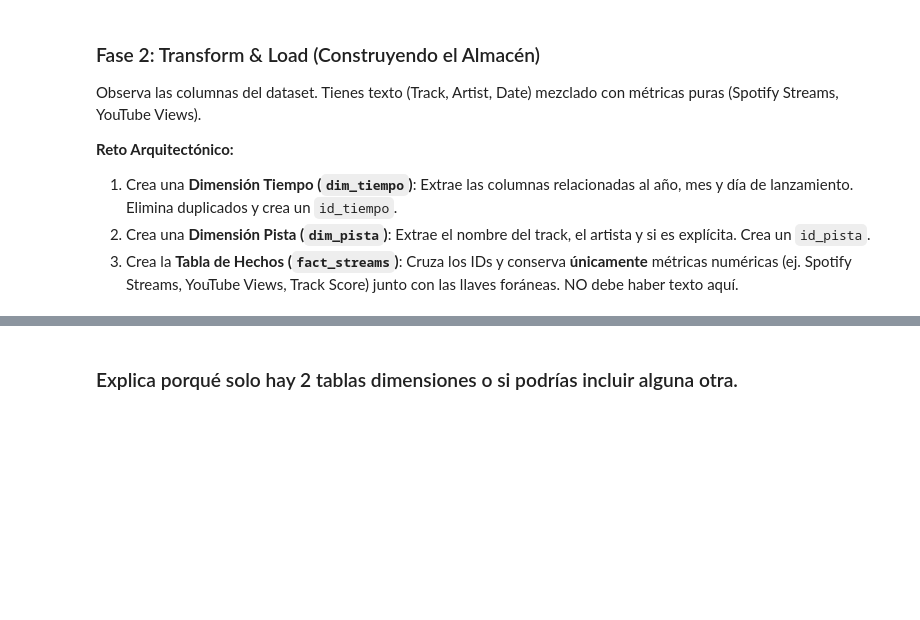
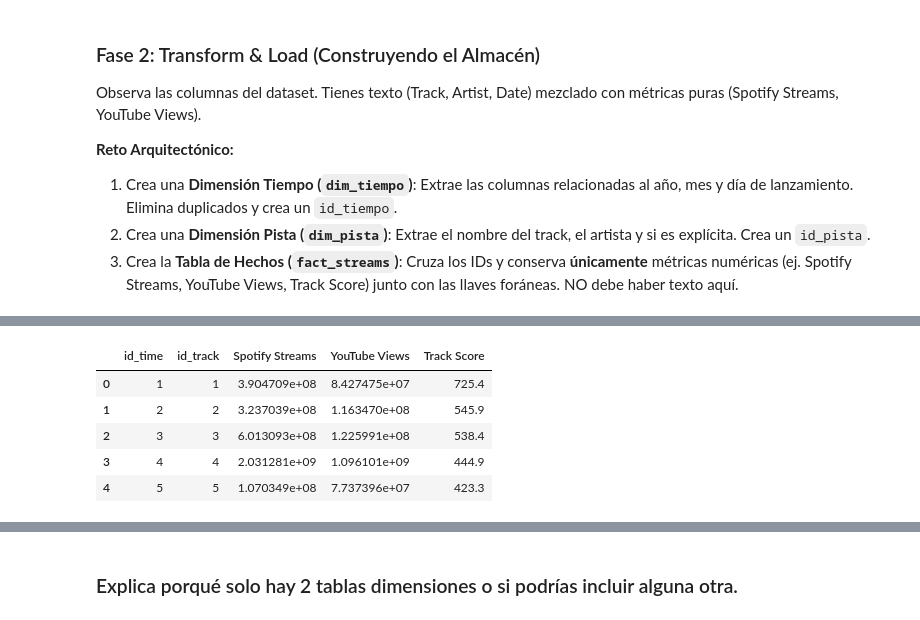
Before and after one commit to Diego-TD/data-mining, a Jupyter notebook: S41/03-OLAP_operations_exercise.ipynb, the cells around one changed output, grey strips where cells are left out. Cells and saved outputs as stored; diff of their text form; code cells hidden in the pictures; blank space fills up the shorter version.

```diff
--- a/S41/03-OLAP_operations_exercise.ipynb
+++ b/S41/03-OLAP_operations_exercise.ipynb
@@ -49,5 +70,18 @@ dim_tiempo = spotify_raw[""]
 # %%
 # 3. Crear fact_streams
-# fact_streams = ...
+# los streams y views vienen como texto con comas ("390,470,936"), los paso a número para poder sumarlos
+for col in ['Spotify Streams', 'YouTube Views']:
+    spotify_raw[col] = pd.to_numeric(spotify_raw[col].str.replace(',', ''))
+
+fact_streams = spotify_raw.merge(dim_time, on=['year', 'month', 'day']).merge(dim_track, on=['Track', 'Artist', 'Explicit Track'])
+fact_streams = fact_streams[['id_time', 'id_track', 'Spotify Streams', 'YouTube Views', 'Track Score']]
+display(fact_streams.head())
+# %% [output]
+|  | id_time | id_track | Spotify Streams | YouTube Views | Track Score |
+| 0 | 1 | 1 | 3.904709e+08 | 8.427475e+07 | 725.4 |
+| 1 | 2 | 2 | 3.237039e+08 | 1.163470e+08 | 545.9 |
+| 2 | 3 | 3 | 6.013093e+08 | 1.225991e+08 | 538.4 |
+| 3 | 4 | 4 | 2.031281e+09 | 1.096101e+09 | 444.9 |
+| 4 | 5 | 5 | 1.070349e+08 | 7.737396e+07 | 423.3 |
 # %%
 # 4. (LOAD) Reconstruir el Cubo en memoria para las consultas
```
Also changed, not shown: parts of 6 cells of this notebook.
